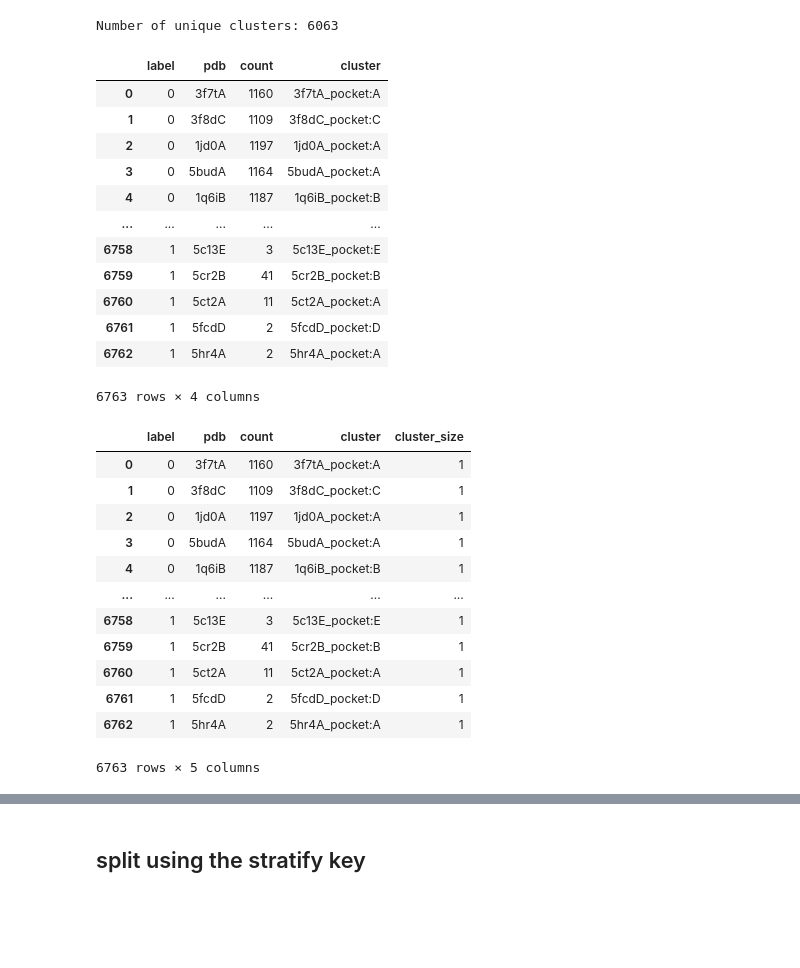
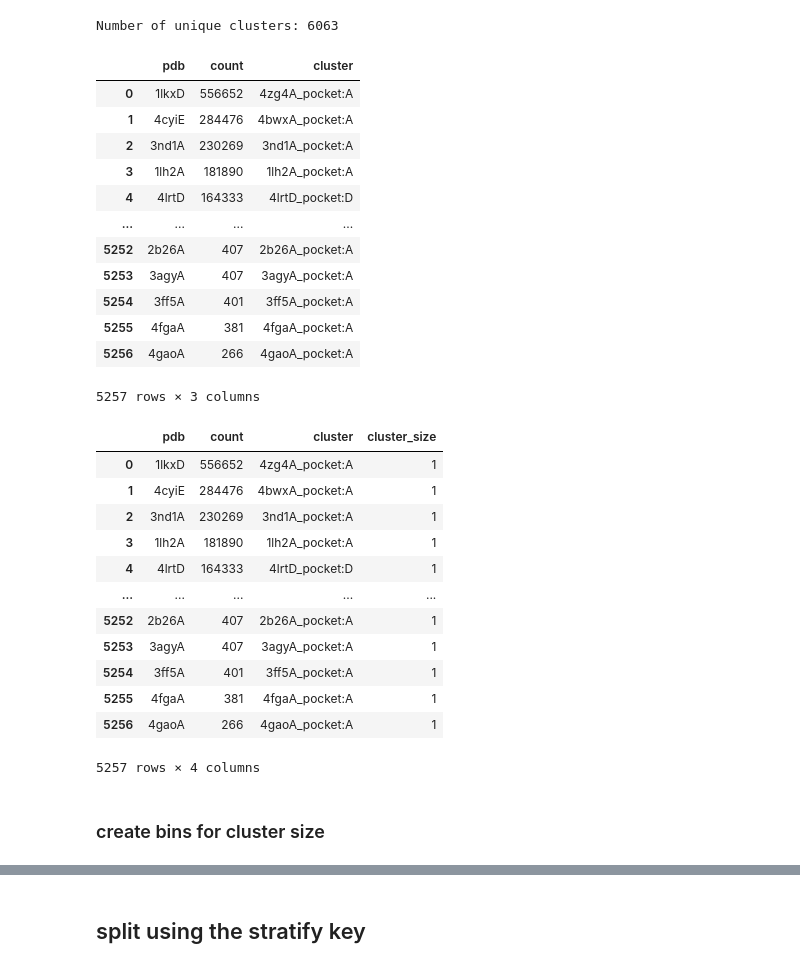
Before and after one commit to yanz-24/masif-BSC, a Jupyter notebook: notebooks/toughm1_data_split.ipynb, the cells around one changed output, grey strips where cells are left out. Saved outputs shown, nothing was run; the diff lists cells and outputs as text; code cells hidden in the pictures; blank space fills up the shorter version.

```diff
--- a/notebooks/toughm1_data_split.ipynb
+++ b/notebooks/toughm1_data_split.ipynb
@@ -933,0 +918,5 @@ merge_occurence
+# %%
+counts = triplets_all_df[['p1', 'p2', 'p3']].values.flatten()
+value_counts = pd.Series(counts).value_counts().reset_index()
+value_counts.columns = ['pdb', 'count']
+value_counts
@@ -977,40 +978,42 @@ print(f"Number of unique clusters: {len(unique_clusters)}")
 # %% [output]
 Number of unique clusters: 6063
 # %%
-df = merge_occurence.merge(cluster, left_on='pdb', right_on='pdb', how='left')
+df = value_counts.merge(cluster, left_on='pdb', right_on='pdb', how='left')
 df
 # %% [output]
-|  | label | pdb | count | cluster |
-| 0 | 0 | 3f7tA | 1160 | 3f7tA_pocket:A |
-| 1 | 0 | 3f8dC | 1109 | 3f8dC_pocket:C |
-| 2 | 0 | 1jd0A | 1197 | 1jd0A_pocket:A |
-| 3 | 0 | 5budA | 1164 | 5budA_pocket:A |
-| 4 | 0 | 1q6iB | 1187 | 1q6iB_pocket:B |
-| ... | ... | ... | ... | ... |
-| 6758 | 1 | 5c13E | 3 | 5c13E_pocket:E |
-| 6759 | 1 | 5cr2B | 41 | 5cr2B_pocket:B |
-| 6760 | 1 | 5ct2A | 11 | 5ct2A_pocket:A |
-| 6761 | 1 | 5fcdD | 2 | 5fcdD_pocket:D |
-| 6762 | 1 | 5hr4A | 2 | 5hr4A_pocket:A |
+|  | pdb | count | cluster |
+| 0 | 1lkxD | 556652 | 4zg4A_pocket:A |
+| 1 | 4cyiE | 284476 | 4bwxA_pocket:A |
+| 2 | 3nd1A | 230269 | 3nd1A_pocket:A |
+| 3 | 1lh2A | 181890 | 1lh2A_pocket:A |
+| 4 | 4lrtD | 164333 | 4lrtD_pocket:D |
+| ... | ... | ... | ... |
+| 5252 | 2b26A | 407 | 2b26A_pocket:A |
+| 5253 | 3agyA | 407 | 3agyA_pocket:A |
+| 5254 | 3ff5A | 401 | 3ff5A_pocket:A |
+| 5255 | 4fgaA | 381 | 4fgaA_pocket:A |
+| 5256 | 4gaoA | 266 | 4gaoA_pocket:A |
-6763 rows × 4 columns
+5257 rows × 3 columns
 # %%
 # add a column with size of the cluster
 df['cluster_size'] = df.groupby('cluster')['pdb'].transform('count')
 df
 # %% [output]
-|  | label | pdb | count | cluster | cluster_size |
-| 0 | 0 | 3f7tA | 1160 | 3f7tA_pocket:A | 1 |
-| 1 | 0 | 3f8dC | 1109 | 3f8dC_pocket:C | 1 |
-| 2 | 0 | 1jd0A | 1197 | 1jd0A_pocket:A | 1 |
-| 3 | 0 | 5budA | 1164 | 5budA_pocket:A | 1 |
-| 4 | 0 | 1q6iB | 1187 | 1q6iB_pocket:B | 1 |
-| ... | ... | ... | ... | ... | ... |
-| 6758 | 1 | 5c13E | 3 | 5c13E_pocket:E | 1 |
-| 6759 | 1 | 5cr2B | 41 | 5cr2B_pocket:B | 1 |
-| 6760 | 1 | 5ct2A | 11 | 5ct2A_pocket:A | 1 |
-| 6761 | 1 | 5fcdD | 2 | 5fcdD_pocket:D | 1 |
-| 6762 | 1 | 5hr4A | 2 | 5hr4A_pocket:A | 1 |
+|  | pdb | count | cluster | cluster_size |
+| 0 | 1lkxD | 556652 | 4zg4A_pocket:A | 1 |
+| 1 | 4cyiE | 284476 | 4bwxA_pocket:A | 1 |
+| 2 | 3nd1A | 230269 | 3nd1A_pocket:A | 1 |
+| 3 | 1lh2A | 181890 | 1lh2A_pocket:A | 1 |
+| 4 | 4lrtD | 164333 | 4lrtD_pocket:D | 1 |
+| ... | ... | ... | ... | ... |
+| 5252 | 2b26A | 407 | 2b26A_pocket:A | 1 |
+| 5253 | 3agyA | 407 | 3agyA_pocket:A | 1 |
+| 5254 | 3ff5A | 401 | 3ff5A_pocket:A | 1 |
+| 5255 | 4fgaA | 381 | 4fgaA_pocket:A | 1 |
+| 5256 | 4gaoA | 266 | 4gaoA_pocket:A | 1 |
-6763 rows × 5 columns
+5257 rows × 4 columns
+# %% [markdown]
+### create bins for cluster size
 # %%
 bins = pd.IntervalIndex.from_tuples([(0, 1), (1, 10), (10, 50)])
 df['cluster_size_bin'] = pd.cut(df['cluster_size'], bins)
```
Also changed, not shown: parts of 35 cells of this notebook.
